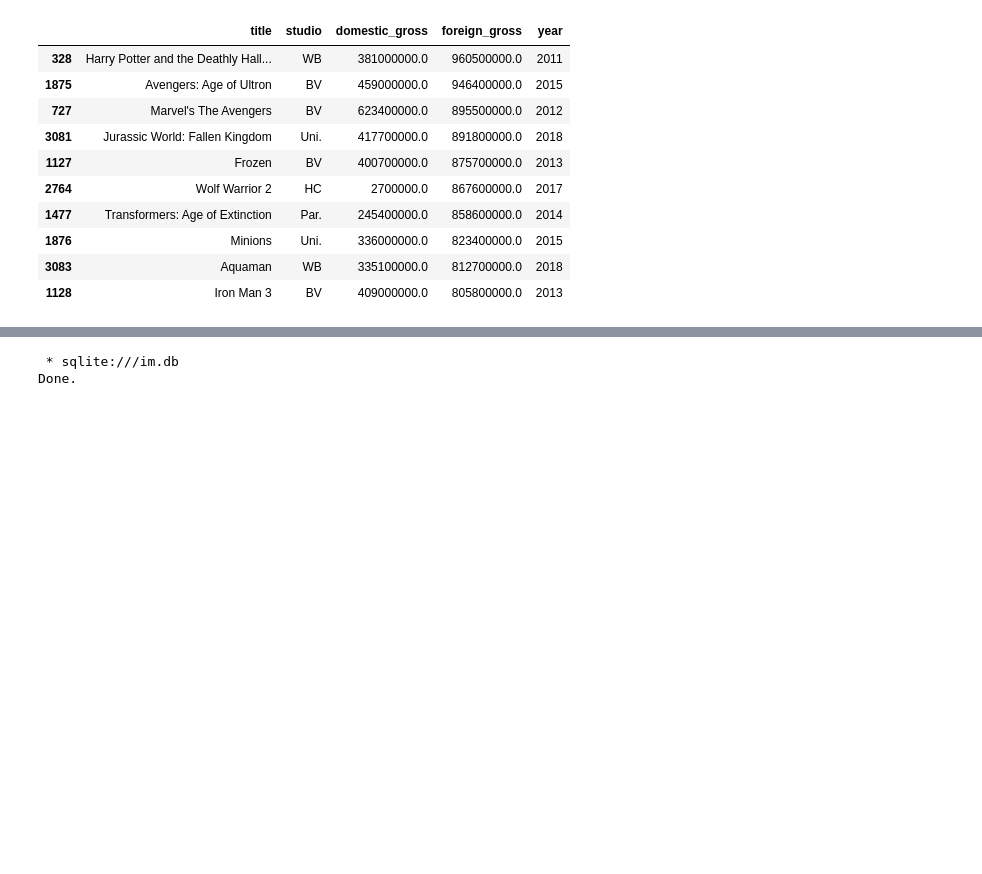
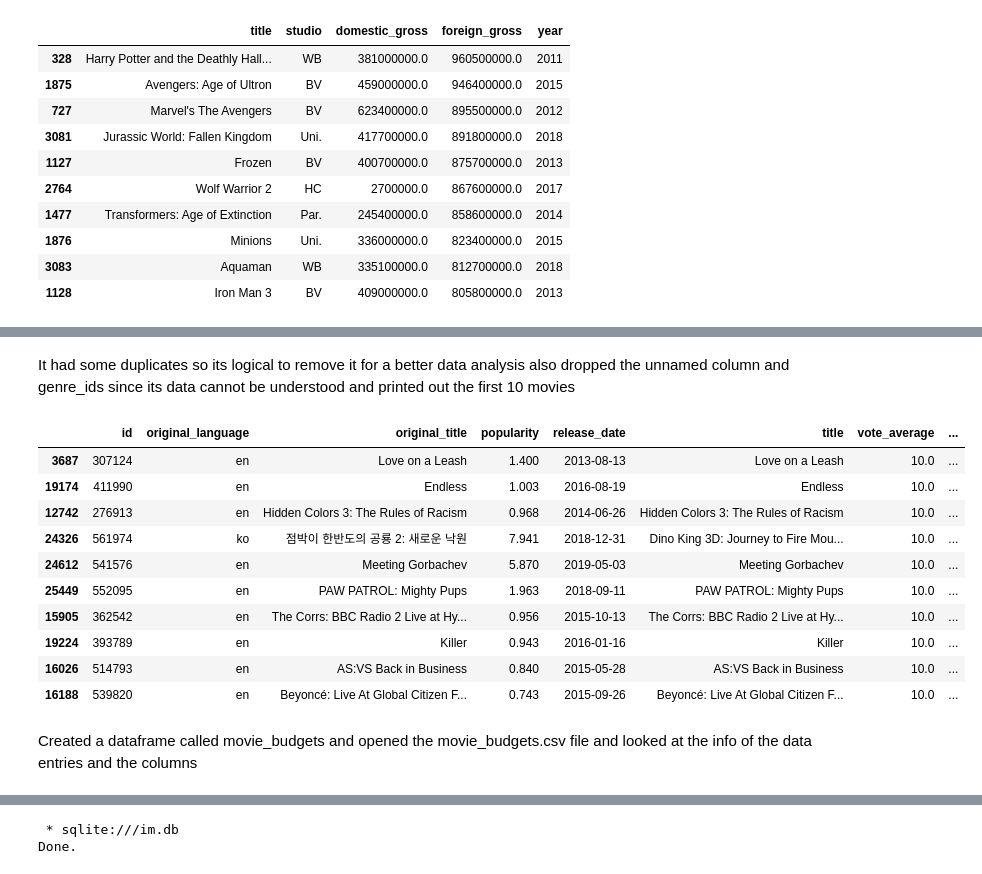
Before and after one commit to IceyPanda23/Phase-1-project, a Jupyter notebook: project.ipynb, the cells around one changed output, grey strips where cells are left out. Drawn from its saved outputs; the diff is of its cells as text; code cells hidden in the pictures; blank space fills up the shorter version.

```diff
--- a/project.ipynb
+++ b/project.ipynb
@@ -164,0 +195,3 @@ imdbb = imdbb.drop(['genre_ids','id','Unnamed: 0'], axis=1)
+# %%
+tmovies = tmovies.sort_values(by=['vote_average','vote_count','popularity'], ascending=[False,False,False])
+tmovies.head()
@@ -164,0 +205,22 @@ imdbb = imdbb.drop(['genre_ids','id','Unnamed: 0'], axis=1)
+# %% [markdown]
+It had some duplicates so its logical to remove it for a better data analysis also dropped the unnamed column and genre_ids since its data cannot be understood and printed out the first 10 movies
+# %%
+tmovies = tmovies.drop(['Unnamed: 0','genre_ids'], axis=1)
+tmovies.drop_duplicates(inplace=True)
+tmovies.head()
+
+tmovies.head(10)
+# %% [output]
+|  | id | original_language | original_title | popularity | release_date | title | vote_average | ... |
+| 3687 | 307124 | en | Love on a Leash | 1.400 | 2013-08-13 | Love on a Leash | 10.0 | ... |
+| 19174 | 411990 | en | Endless | 1.003 | 2016-08-19 | Endless | 10.0 | ... |
+| 12742 | 276913 | en | Hidden Colors 3: The Rules of Racism | 0.968 | 2014-06-26 | Hidden Colors 3: The Rules of Racism | 10.0 | ... |
+| 24326 | 561974 | ko | 점박이 한반도의 공룡 2: 새로운 낙원 | 7.941 | 2018-12-31 | Dino King 3D: Journey to Fire Mou... | 10.0 | ... |
+| 24612 | 541576 | en | Meeting Gorbachev | 5.870 | 2019-05-03 | Meeting Gorbachev | 10.0 | ... |
+| 25449 | 552095 | en | PAW PATROL: Mighty Pups | 1.963 | 2018-09-11 | PAW PATROL: Mighty Pups | 10.0 | ... |
+| 15905 | 362542 | en | The Corrs: BBC Radio 2 Live at Hy... | 0.956 | 2015-10-13 | The Corrs: BBC Radio 2 Live at Hy... | 10.0 | ... |
+| 19224 | 393789 | en | Killer | 0.943 | 2016-01-16 | Killer | 10.0 | ... |
+| 16026 | 514793 | en | AS:VS Back in Business | 0.840 | 2015-05-28 | AS:VS Back in Business | 10.0 | ... |
+| 16188 | 539820 | en | Beyoncé: Live At Global Citizen F... | 0.743 | 2015-09-26 | Beyoncé: Live At Global Citizen F... | 10.0 | ... |
+# %% [markdown]
+Created a dataframe called movie_budgets and opened the movie_budgets.csv file and looked at the info of the data entries and the columns
```
Also changed, not shown: parts of 37 cells of this notebook.
